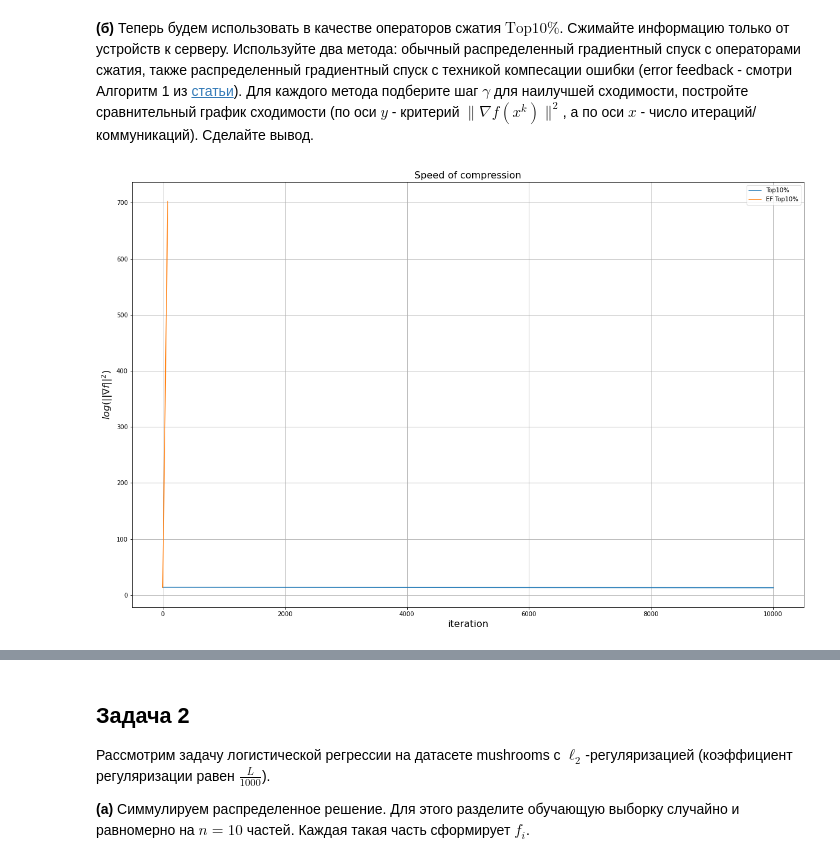
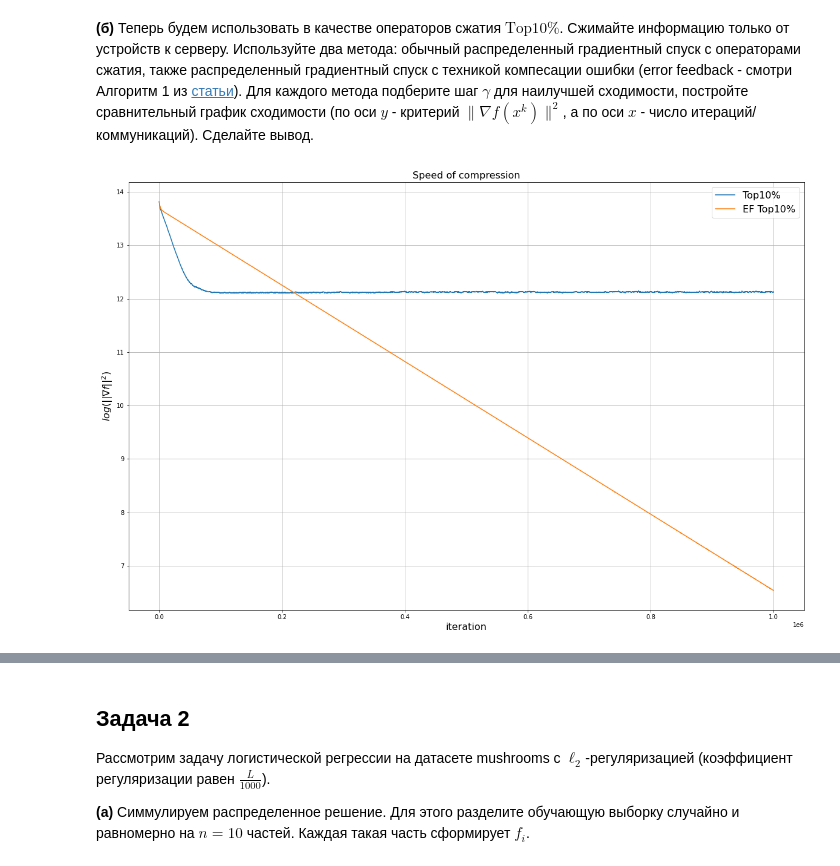
Before and after one commit to HAshIRa7/Optimization-methods, a Jupyter notebook: Optimization_HW_7.ipynb, the cells around one changed output, grey strips where cells are left out. Drawn from its saved outputs; the diff is of its cells as text; code cells hidden in the pictures.

```diff
--- a/Optimization_HW_7.ipynb
+++ b/Optimization_HW_7.ipynb
@@ -111,9 +77,9 @@ def Compression(name, percent, vector, d):
         return TopK(percent, vector, d)
 # %%
 def grad(A, b, x, d):
-    g = np.zeros(d)
-    g = 1/2 * np.dot((A + A.T), x) - b
-    return g
+    gr = np.zeros(d)
+    gr = np.dot(A, x) - b
+    return gr
 # %%
 class GradientDescent:
     def __init__(self, A, b, max_info, lr, workers, name, percents, d):
@@ -179,7 +156,7 @@ plt.show()
 # %% [markdown]
 __(б)__ Теперь будем использовать в качестве операторов сжатия $\text{Top}10\%$. Сжимайте информацию только от устройств к серверу. Используйте два метода: обычный распределенный градиентный спуск с операторами сжатия, также распределенный градиентный спуск с техникой компесации ошибки (error feedback - смотри Алгоритм 1 из [статьи](https://arxiv.org/abs/2002.12410)). Для каждого метода подберите шаг $\gamma$ для наилучшей сходимости, постройте сравнительный график сходимости (по оси $y$ - критерий $\| \nabla f(x^k)\|^2$, а по оси $x$ - число итераций/коммуникаций). Сделайте вывод.
 # %%
-class GradientDescent:
+class UpdateGradientDescent:
     def __init__(self, A, b, max_iter, lr, workers, name, percents, d):
         self.A = A
         self.b = b
@@ -217,6 +194,7 @@ class EFGradientDescent:
         self.lr = lr
         self.x = None
         self.iteration = []
+        self.information_send = []
         self.grad_history = []
         self.workers = workers
         self.name = name
@@ -226,40 +204,42 @@ class EFGradientDescent:
 
     def fit(self):
         self.x = np.zeros(self.d)
-        e_help = []
-        for i in range(self.workers):
-            e_help.append(np.zeros(self.d))
+        e_help = np.zeros((self.d, self.d))
+        information = 0
 
         for i in range(self.max_iter):
             g = np.zeros(self.d)
             full_g = np.zeros(self.d)
+
             for j in range(self.workers):
-                h = grad(A[j], b[j], self.x, self.d)
-                full_g = full_g + h
+                h = grad(self.A[j], self.b[j], self.x, self.d)
+                full_g += h
                 grad_update = e_help[j] + self.lr * h
-                grad_update_compression = Compression(self.name, self.percents, h, self.d)
-                g = g + grad_update_compression
+                grad_update_compression = Compression(self.name, self.percents, grad_update, self.d)
+                g += grad_update_compression
                 e_help[j] = grad_update - grad_update_compression
+
             g *= 1/self.workers
             full_g *= 1/self.workers
             self.x = self.x - g
             self.grad_history.append(np.linalg.norm(full_g)**2)
+            information += self.k * self.workers
             self.iteration.append(i+1)
 # %%
-gd_top_10 = GradientDescent(A, b, 10**4, 1/5 * 1/L, n, 'TopK', 0.1, d)
-efgd_top_10 = EFGradientDescent(A, b, 10**4, 1/1000 * 1/L, n, 'TopK', 0.1, d)
+gd_top_10 = UpdateGradientDescent(A, b, 10**6, 1/(4 * L * (1 + 2 * 10 * 1/n)), n, 'TopK', 0.1, d)
+efgd_top_10 = EFGradientDescent(A, b, 10**6, 1/(14 * L * 2 * 10), n, 'TopK', 0.1, d)
 # %%
 gd_top_10.fit()
 efgd_top_10.fit()
 # %%
 plt.figure(figsize=(20, 13))
 plt.title('Speed of compression', fontsize=16)
 plt.plot(gd_top_10.iteration, np.log(gd_top_10.grad_history), label='Top10%')
 plt.plot(efgd_top_10.iteration, np.log(efgd_top_10.grad_history), label='EF Top10%')
 plt.xlabel('iteration', fontsize=16)
 plt.ylabel(r"$log(||\nabla f||^{2})$", fontsize=16)
 plt.grid()
-plt.legend()
+plt.legend(fontsize=16)
 plt.show()
 # %% [output]
-[figure, old version]
+[figure, new version]
```
Also changed, not shown: parts of 31 cells of this notebook.
